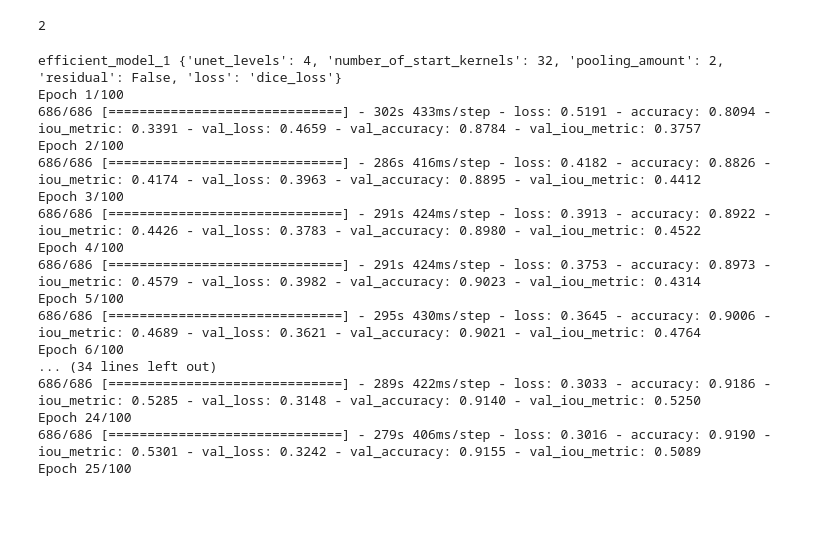
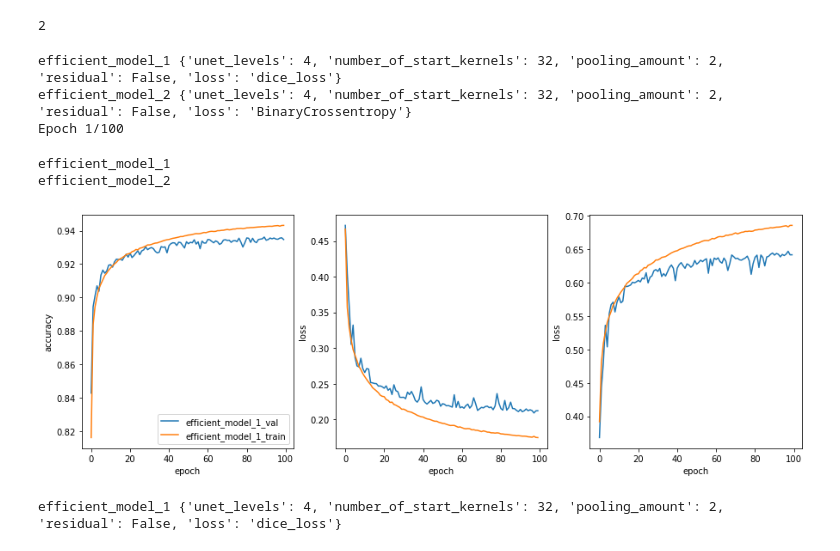
Before and after one commit to Luke-Pratley/building_road_segmentation, a Jupyter notebook: notebooks/unet_model_comparison.ipynb, the cells around one changed output. Saved outputs shown, nothing was run; the diff lists cells and outputs as text; code cells hidden in the pictures; blank space fills up the shorter version.

Commit message:
final configuration for the notebook

```diff
--- a/notebooks/unet_model_comparison.ipynb
+++ b/notebooks/unet_model_comparison.ipynb
@@ -43,7 +41,7 @@ for p in range(len(image_dir)):
     s2 = mask_dir[p].split('\\')[-1].replace('RGB-PanSharpen_', '').replace('.npy', '')
     assert s1 == s2
     mask = np.load(mask_dir[p])
-    if (mask >= 0).all():
+    if (mask[:, :, 0] > 0).any() and (mask[:, :, 1] > 0).any():
         filt_image_dir.append(image_dir[p])
         filt_mask_dir.append(mask_dir[p])
 
@@ -58,7 +56,9 @@ len(filt_image_dir)
 # %%
 train_image_dir, test_image_dir, train_mask_dir, test_mask_dir = train_test_split(filt_image_dir, filt_mask_dir, test_size=0.3, random_state=42)
+train_image_dir, val_image_dir, train_mask_dir, val_mask_dir = train_test_split(train_image_dir, train_mask_dir, test_size=0.2, random_state=42)
 # %%
 train_data = data_generator.READ_AND_AUGMENT_DATA(train_image_dir, train_mask_dir, batch_size=64)
+val_data = data_generator.READ_AND_AUGMENT_DATA(val_image_dir, val_mask_dir, batch_size=128)
 test_data = data_generator.READ_AND_AUGMENT_DATA(test_image_dir, test_mask_dir, batch_size=128)
 # %%
 losses = {'dice_loss' : loss_functions.weighted_dice_loss([1, 1]), 'BinaryCrossentropy': loss_functions.weighted_binary_crossentropy(np.array([1, 1]))}
@@ -123,7 +123,7 @@ for model_name, model_config in model_configurations.items():
                             mode='max',
                             save_best_only=True, save_format='tf')
         unet_model.compile(optimizer=optimizer, loss=losses[model_config['loss']], metrics=[loss_functions.masked_accuracy(), loss_functions.iou_metric])
-        history = unet_model.fit(train_data, epochs=100, validation_data=test_data, callbacks=[modelcheckpoint])
+        history = unet_model.fit(train_data, epochs=100, validation_data=val_data, callbacks=[modelcheckpoint])
         history =  pd.DataFrame(history.history)
         if os.path.exists(f'{model_name}_history.csv'):
             history_old = pd.read_csv(model_name +'_history.csv', index_col=0)
@@ -132,40 +132,34 @@ for model_name, model_config in model_configurations.items():
         break
 # %% [output]
 efficient_model_1 {'unet_levels': 4, 'number_of_start_kernels': 32, 'pooling_amount': 2, 'residual': False, 'loss': 'dice_loss'}
+efficient_model_2 {'unet_levels': 4, 'number_of_start_kernels': 32, 'pooling_amount': 2, 'residual': False, 'loss': 'BinaryCrossentropy'}
 Epoch 1/100
-686/686 [==============================] - 302s 433ms/step - loss: 0.5191 - accuracy: 0.8094 - iou_metric: 0.3391 - val_loss: 0.4659 - val_accuracy: 0.8784 - val_iou_metric: 0.3757
-Epoch 2/100
-686/686 [==============================] - 286s 416ms/step - loss: 0.4182 - accuracy: 0.8826 - iou_metric: 0.4174 - val_loss: 0.3963 - val_accuracy: 0.8895 - val_iou_metric: 0.4412
-Epoch 3/100
-686/686 [==============================] - 291s 424ms/step - loss: 0.3913 - accuracy: 0.8922 - iou_metric: 0.4426 - val_loss: 0.3783 - val_accuracy: 0.8980 - val_iou_metric: 0.4522
-Epoch 4/100
-686/686 [==============================] - 291s 424ms/step - loss: 0.3753 - accuracy: 0.8973 - iou_metric: 0.4579 - val_loss: 0.3982 - val_accuracy: 0.9023 - val_iou_metric: 0.4314
-Epoch 5/100
-686/686 [==============================] - 295s 430ms/step - loss: 0.3645 - accuracy: 0.9006 - iou_metric: 0.4689 - val_loss: 0.3621 - val_accuracy: 0.9021 - val_iou_metric: 0.4764
-Epoch 6/100
-... (34 lines left out)
-686/686 [==============================] - 289s 422ms/step - loss: 0.3033 - accuracy: 0.9186 - iou_metric: 0.5285 - val_loss: 0.3148 - val_accuracy: 0.9140 - val_iou_metric: 0.5250
-Epoch 24/100
-686/686 [==============================] - 279s 406ms/step - loss: 0.3016 - accuracy: 0.9190 - iou_metric: 0.5301 - val_loss: 0.3242 - val_accuracy: 0.9155 - val_iou_metric: 0.5089
-Epoch 25/100
 # %%
 histories = {}
 count = 0
-fig, ax = plt.subplots(1, 2, sharex=True, sharey=False, figsize=(10,5))
+fig, ax = plt.subplots(1, 3, sharex=True, sharey=False, figsize=(15,5))
 for model_name, model_config in model_configurations.items():
     print(model_name)
     if os.path.exists(model_name):
         history = pd.read_csv(model_name +'_history.csv', index_col=0)
         histories[model_name] = history
         if np.mean(history['val_loss']) <0.5:
             ax[0].plot(history['val_accuracy'], label=model_name+'_val')
             ax[0].set_ylabel('accuracy')
             ax[0].plot(history['accuracy'], label=model_name +'_train')
             ax[0].set_ylabel('accuracy')
             ax[0].set_xlabel('epoch')
             ax[1].plot(history['val_loss'])
             ax[1].plot(history['loss'])
             ax[1].set_ylabel('loss')
             ax[1].set_xlabel('epoch')
+            ax[2].plot(history['val_iou_metric'])
+            ax[2].plot(history['iou_metric'])
+            ax[2].set_ylabel('loss')
+            ax[2].set_xlabel('epoch')
 ax[0].legend()
 plt.show()
+# %% [output]
+efficient_model_1
+efficient_model_2
+[figure, added]
@@ -189,7 +181,7 @@ for k, (model_name, model_config) in enumerate(model_configurations.items()):
                                     'building_index': {'AOI_2_Vegas': [], 'AOI_3_Paris': [], 'AOI_4_Shanghai' : [], 'AOI_5_Khartoum': []},
                                     }
         tf.keras.backend.clear_session()
-        final_model = tf.keras.models.load_model(model_name, custom_objects={model_config['loss']: losses[model_config['loss']]})
+        final_model = tf.keras.models.load_model(model_name, custom_objects={model_config['loss']: losses[model_config['loss']], 'iou_metric': loss_functions.iou_metric})
         print(model_name, model_config)
         y_pred = final_model.predict(X_test/255)
         y_pred = np.where(y_pred > 0.5, 1, 0)
@@ -204,6 +196,8 @@ for k, (model_name, model_config) in enumerate(model_configurations.items()):
                         model_metrics[model_name]['building_iou'][key].append(loss_functions.intersection_over_union(y_test[k, :, :, 1], y_pred[k, :, :, 1]))
                         model_metrics[model_name]['building_file'][key].append(test_mask_dir[k])
                         model_metrics[model_name]['building_index'][key].append(k)
+# %% [output]
+efficient_model_1 {'unet_levels': 4, 'number_of_start_kernels': 32, 'pooling_amount': 2, 'residual': False, 'loss': 'dice_loss'}
 # %%
 def plot_metrics(model_metrics, model_name):
     fig, ax = plt.subplots(1, 4, sharex=True, sharey=True, figsize=(10, 2))
```
Also changed, not shown: parts of 8 cells of this notebook.
